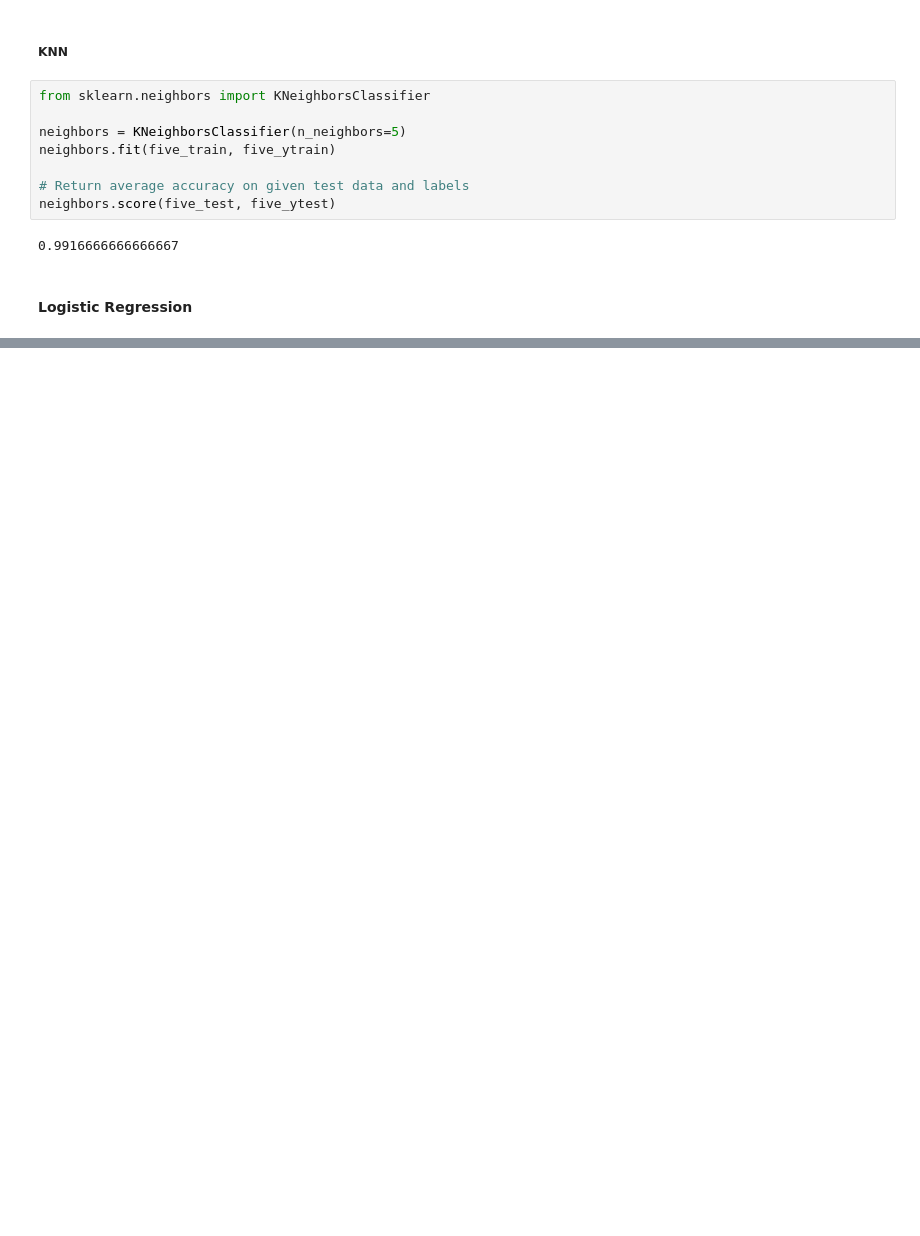
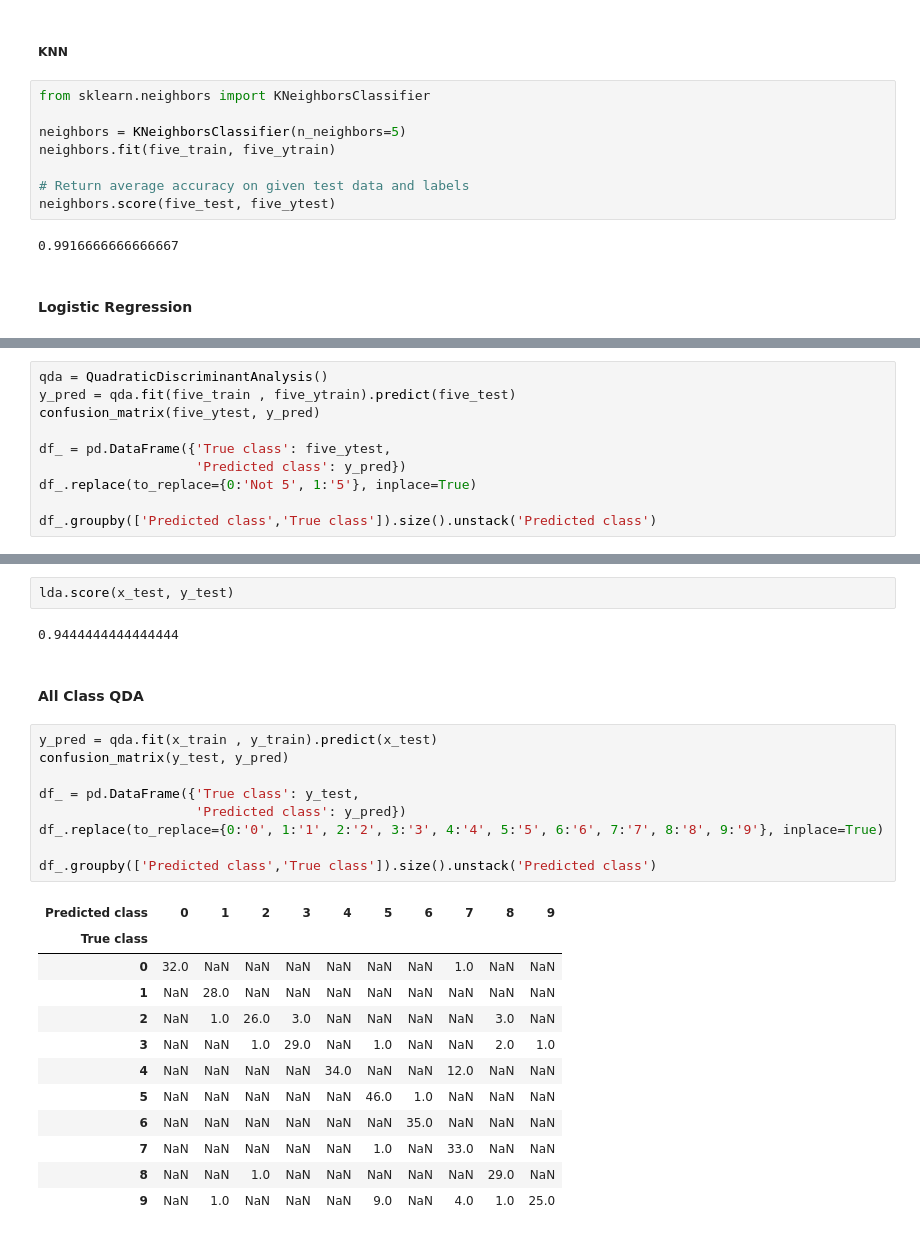
Before and after one commit to tran-nick/ee257, a Jupyter notebook: EE257 HW3.ipynb, the cells around one changed output, grey strips where cells are left out. Drawn from its saved outputs; the diff is of its cells as text; blank space fills up the shorter version.

```diff
--- a/EE257 HW3.ipynb
+++ b/EE257 HW3.ipynb
@@ -102,0 +185,10 @@ clf = skl_lm.LogisticRegression(solver='newton-cg')
+# %%
+qda = QuadraticDiscriminantAnalysis()
+y_pred = qda.fit(five_train , five_ytrain).predict(five_test)
+confusion_matrix(five_ytest, y_pred)
+
+df_ = pd.DataFrame({'True class': five_ytest,
+                    'Predicted class': y_pred})
+df_.replace(to_replace={0:'Not 5', 1:'5'}, inplace=True)
+
+df_.groupby(['Predicted class','True class']).size().unstack('Predicted class')
@@ -102,0 +326,28 @@ clf = skl_lm.LogisticRegression(solver='newton-cg')
+# %%
+lda.score(x_test, y_test)
+# %% [output]
+0.9444444444444444
+# %% [markdown]
+#### All Class QDA
+# %%
+y_pred = qda.fit(x_train , y_train).predict(x_test)
+confusion_matrix(y_test, y_pred)
+
+df_ = pd.DataFrame({'True class': y_test,
+                    'Predicted class': y_pred})
+df_.replace(to_replace={0:'0', 1:'1', 2:'2', 3:'3', 4:'4', 5:'5', 6:'6', 7:'7', 8:'8', 9:'9'}, inplace=True)
+
+df_.groupby(['Predicted class','True class']).size().unstack('Predicted class')
+# %% [output]
+| Predicted class | 0 | 1 | 2 | 3 | 4 | 5 | 6 | 7 | 8 | 9 |
+| True class |  |  |  |  |  |  |  |  |  |  |
+| 0 | 32.0 | NaN | NaN | NaN | NaN | NaN | NaN | 1.0 | NaN | NaN |
+| 1 | NaN | 28.0 | NaN | NaN | NaN | NaN | NaN | NaN | NaN | NaN |
+| 2 | NaN | 1.0 | 26.0 | 3.0 | NaN | NaN | NaN | NaN | 3.0 | NaN |
+| 3 | NaN | NaN | 1.0 | 29.0 | NaN | 1.0 | NaN | NaN | 2.0 | 1.0 |
+| 4 | NaN | NaN | NaN | NaN | 34.0 | NaN | NaN | 12.0 | NaN | NaN |
+| 5 | NaN | NaN | NaN | NaN | NaN | 46.0 | 1.0 | NaN | NaN | NaN |
+| 6 | NaN | NaN | NaN | NaN | NaN | NaN | 35.0 | NaN | NaN | NaN |
+| 7 | NaN | NaN | NaN | NaN | NaN | 1.0 | NaN | 33.0 | NaN | NaN |
+| 8 | NaN | NaN | 1.0 | NaN | NaN | NaN | NaN | NaN | 29.0 | NaN |
+| 9 | NaN | 1.0 | NaN | NaN | NaN | 9.0 | NaN | 4.0 | 1.0 | 25.0 |
```
Also changed, not shown: parts of 28 cells of this notebook.
